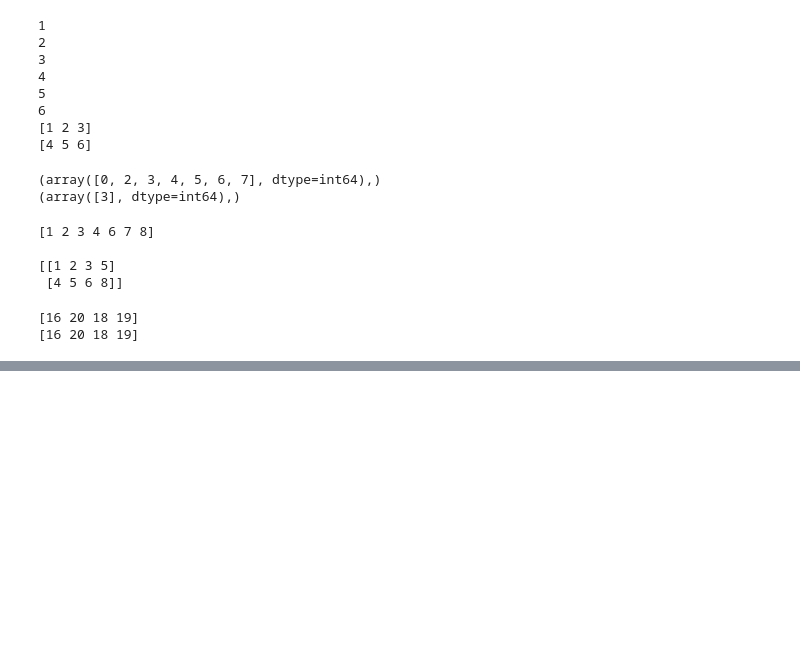
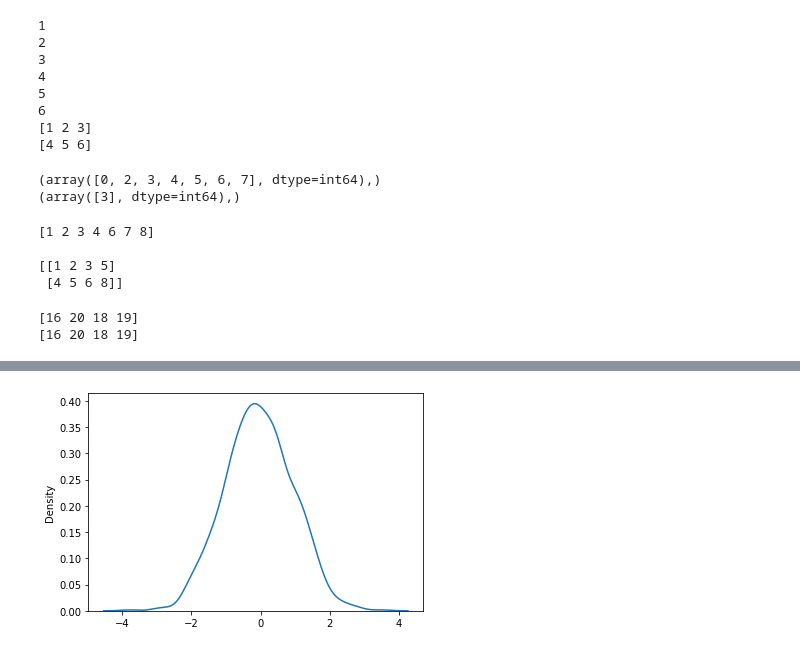
Before and after one commit to Arefe-Masnouie/python, a Jupyter notebook: numpy/numpy.ipynb, the cells around one changed output, grey strips where cells are left out. Saved outputs shown, nothing was run; the diff lists cells and outputs as text; code cells hidden in the pictures; blank space fills up the shorter version.

```diff
--- a/numpy/numpy.ipynb
+++ b/numpy/numpy.ipynb
@@ -504,0 +653,6 @@ print(filtered_array)
+# %%
+#normal distribution(a normal distribution is a distribution that is symmetric about the mean, showing that data near the mean are more frequent in occurrence than data far from the mean)
+sns.distplot(random.normal(size=1000), hist = False) #normal distribution
+plt.show()
+# %% [output]
+[figure, added]
```
Also changed, not shown: parts of 24 cells of this notebook.
